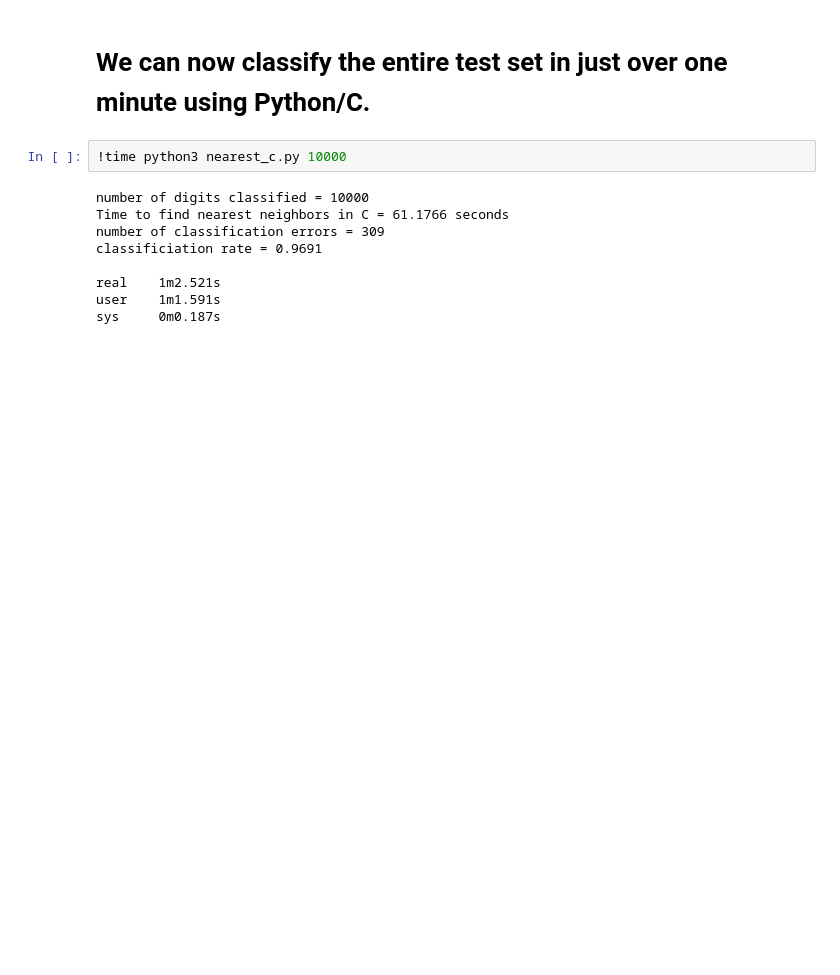
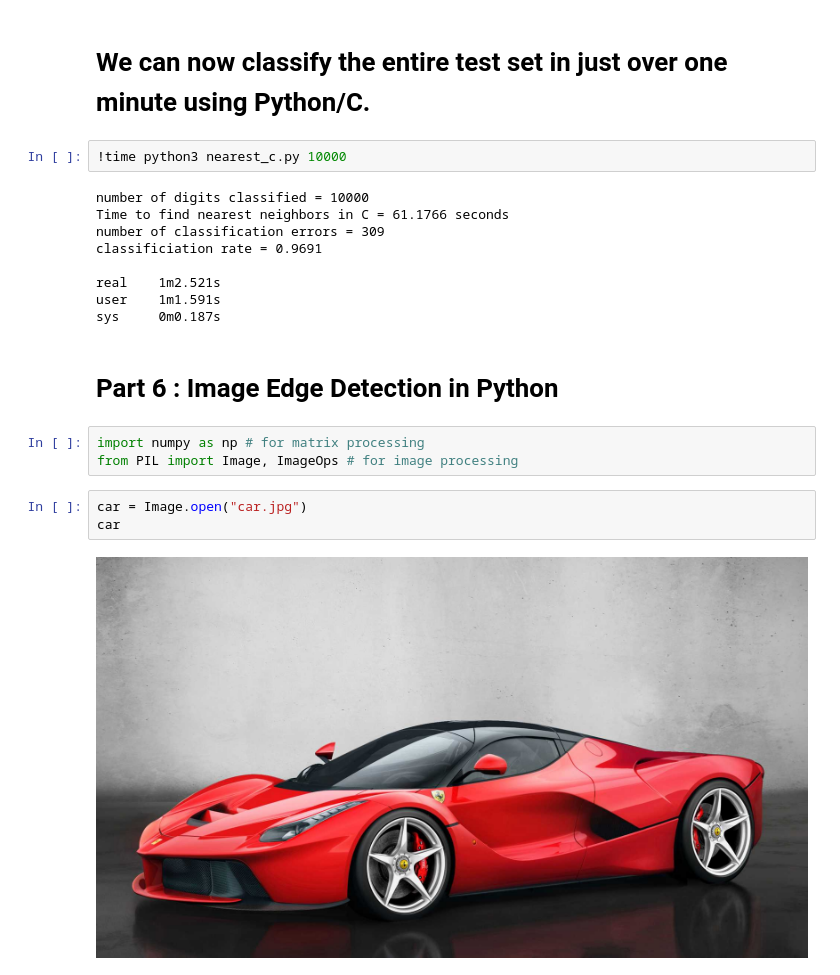
Before and after one commit to jasonrwilson/cmda3634_materials, a Jupyter notebook: L11/lecture11_C_Python.ipynb, the cells around one changed output. Saved outputs shown, nothing was run; the diff lists cells and outputs as text; blank space fills up the shorter version.

```diff
--- a/L11/lecture11_C_Python.ipynb
+++ b/L11/lecture11_C_Python.ipynb
@@ -659,3 +660,13 @@ classificiation rate = 0.9691
 real    1m2.521s
 user    1m1.591s
 sys     0m0.187s
+# %% [markdown]
+# Part 6 : Image Edge Detection in Python
+# %%
+import numpy as np # for matrix processing
+from PIL import Image, ImageOps # for image processing
+# %%
+car = Image.open("car.jpg")
+car
+# %% [output]
+[figure, added]
```
Also changed, not shown: parts of 12 cells of this notebook.
